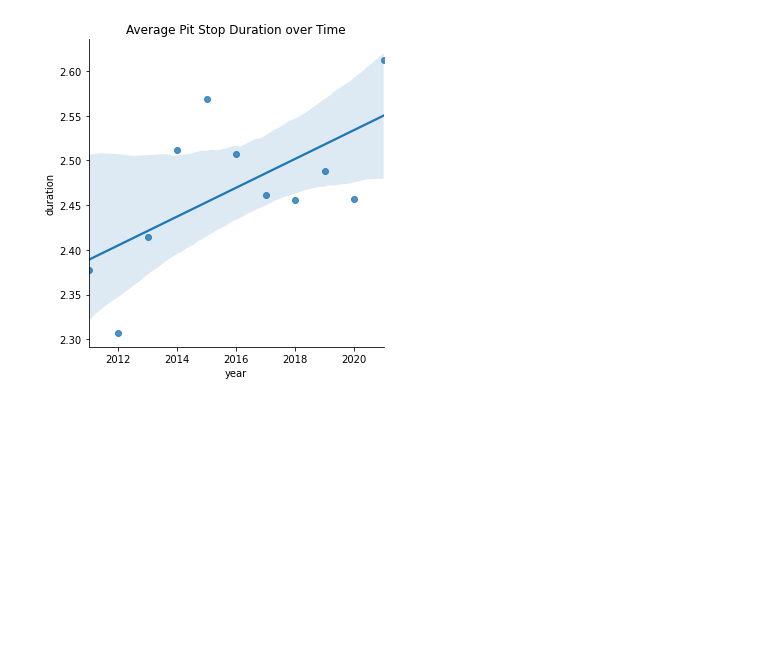
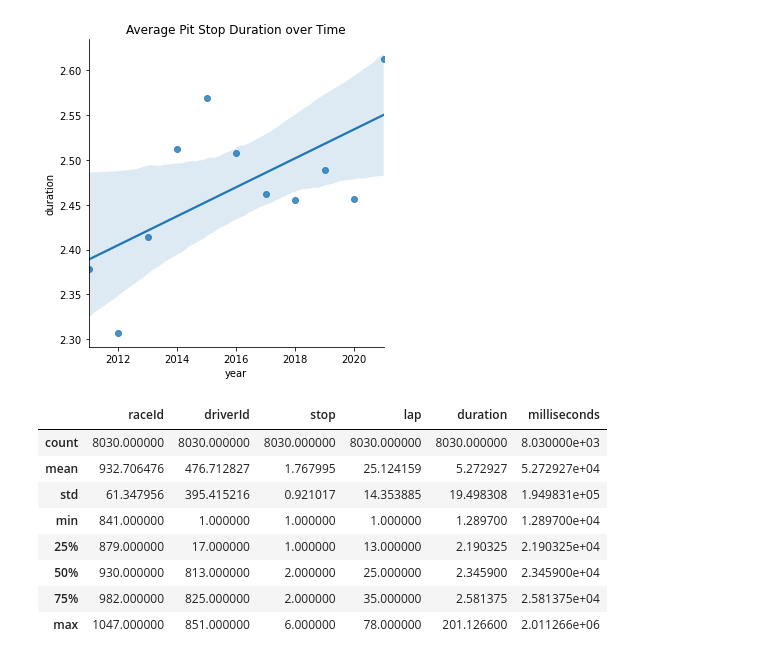
Before and after one commit to jla524/f1-analysis, a Jupyter notebook: formula-1-data-analysis.ipynb, the cells around one changed output. Saved outputs shown, nothing was run; the diff lists cells and outputs as text; code cells hidden in the pictures; blank space fills up the shorter version.

Commit message:
Update f1 data analysis to include the 2020 season

```diff
--- a/formula-1-data-analysis.ipynb
+++ b/formula-1-data-analysis.ipynb
@@ -588,8 +572,8 @@ plt.legend(['Hamilton', 'Vettel'])
 Is the avearge duration of pit stops decreasing over time?
 # %%
 '''
-Difficult problem to solve since some data cleaning is required
-First problem: raceId is between 841 and 1020, but the 1000th
+Difficult problem to solve since some data cleaning is required.
+First problem: raceId is between 841 and 1047, but the 1000th
 race actually took place in 2019. Also, the duration of a pit
 stop should be around 2 seconds rather than 20. So it would make
 sense to divide the duration by 10.
@@ -597,8 +581,7 @@ Assume the given data is correct, this is how I would proceed.
 '''
 
 pit = load_file('pit_stops')
-pit.dtypes
-pit['duration'] = pit['milliseconds'].astype('int') / 1000
+pit['duration'] = pit['milliseconds'] / 1000
 
 pit.describe()
 # %% [output]
@@ -639,3 +622,15 @@ plt.title('Average Pit Stop Duration over Time')
 # %% [output]
 Text(0.5, 1.0, 'Average Pit Stop Duration over Time')
 [figure]
+# %%
+pit.describe()
+# %% [output]
+|  | raceId | driverId | stop | lap | duration | milliseconds |
+| count | 8030.000000 | 8030.000000 | 8030.000000 | 8030.000000 | 8030.000000 | 8.030000e+03 |
+| mean | 932.706476 | 476.712827 | 1.767995 | 25.124159 | 5.272927 | 5.272927e+04 |
+| std | 61.347956 | 395.415216 | 0.921017 | 14.353885 | 19.498308 | 1.949831e+05 |
+| min | 841.000000 | 1.000000 | 1.000000 | 1.000000 | 1.289700 | 1.289700e+04 |
+| 25% | 879.000000 | 17.000000 | 1.000000 | 13.000000 | 2.190325 | 2.190325e+04 |
+| 50% | 930.000000 | 813.000000 | 2.000000 | 25.000000 | 2.345900 | 2.345900e+04 |
+| 75% | 982.000000 | 825.000000 | 2.000000 | 35.000000 | 2.581375 | 2.581375e+04 |
+| max | 1047.000000 | 851.000000 | 6.000000 | 78.000000 | 201.126600 | 2.011266e+06 |
```
Also changed, not shown: parts of 2 cells of this notebook.
